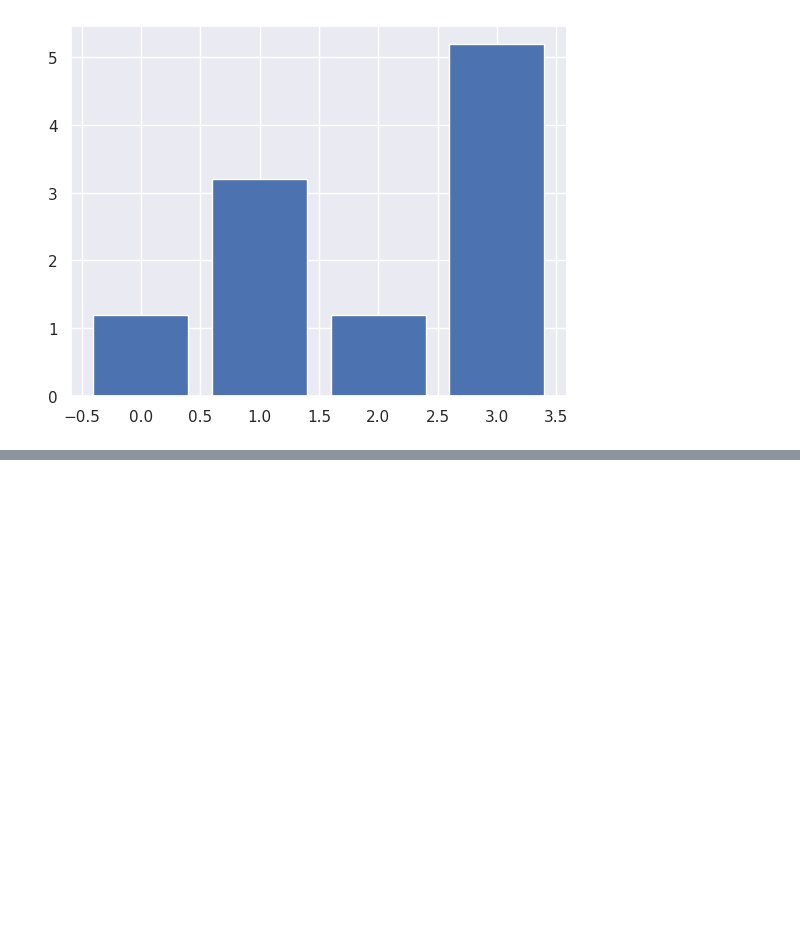
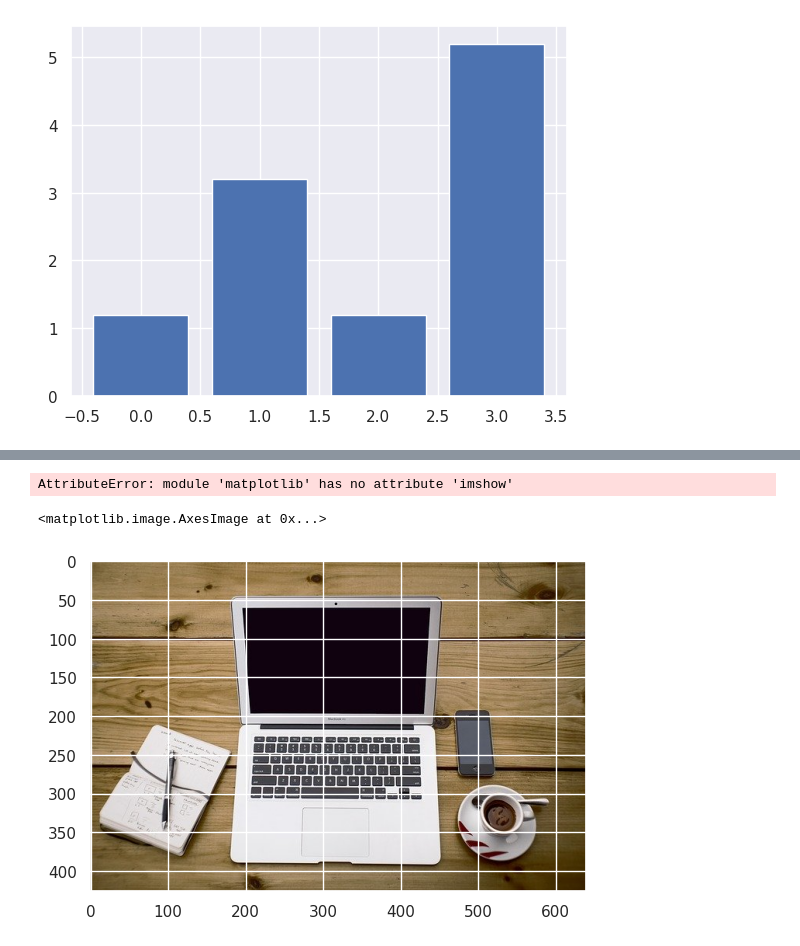
Before and after one commit to KrzysztofTyszecki/data-science-bootcamp, a Jupyter notebook: Data_Vis.ipynb, the cells around one changed output, grey strips where cells are left out. Saved outputs shown, nothing was run; the diff lists cells and outputs as text; code cells hidden in the pictures; blank space fills up the shorter version.

```diff
--- a/Data_Vis.ipynb
+++ b/Data_Vis.ipynb
@@ -72,0 +79,3 @@ plt.scatter(x=x1, y=x2, s=x3, alpha=0.6)
+# %%
+img = mpimg.imread('office.jpg')
+img
@@ -72,0 +100,9 @@ plt.scatter(x=x1, y=x2, s=x3, alpha=0.6)
+# %%
+plt.imshow(img)
+# %% [output]
+AttributeError: module 'matplotlib' has no attribute 'imshow'
+# %%
+plt.imshow(img)
+# %% [output]
+<matplotlib.image.AxesImage at 0x...>
+[figure, added]
```
Also changed, not shown: parts of 10 cells of this notebook.
